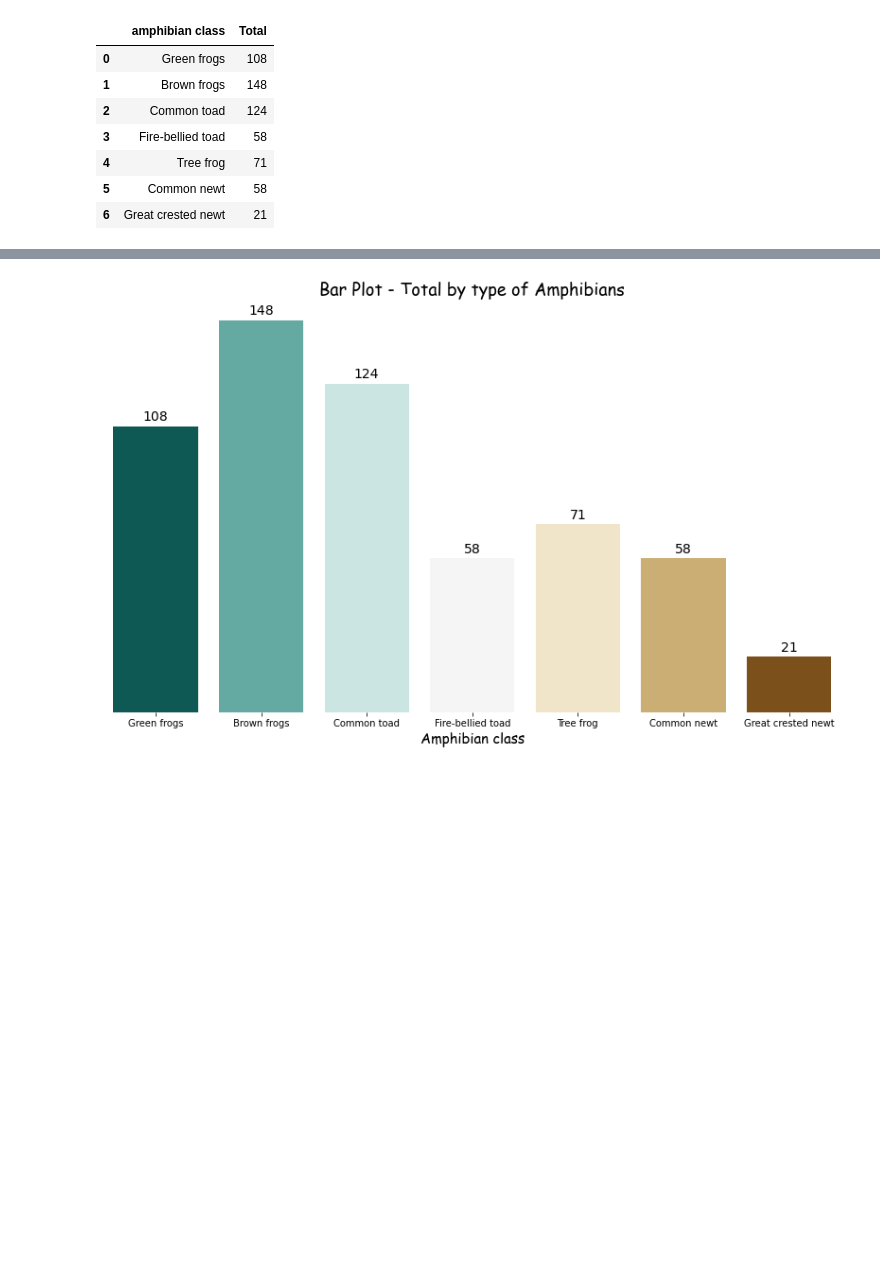
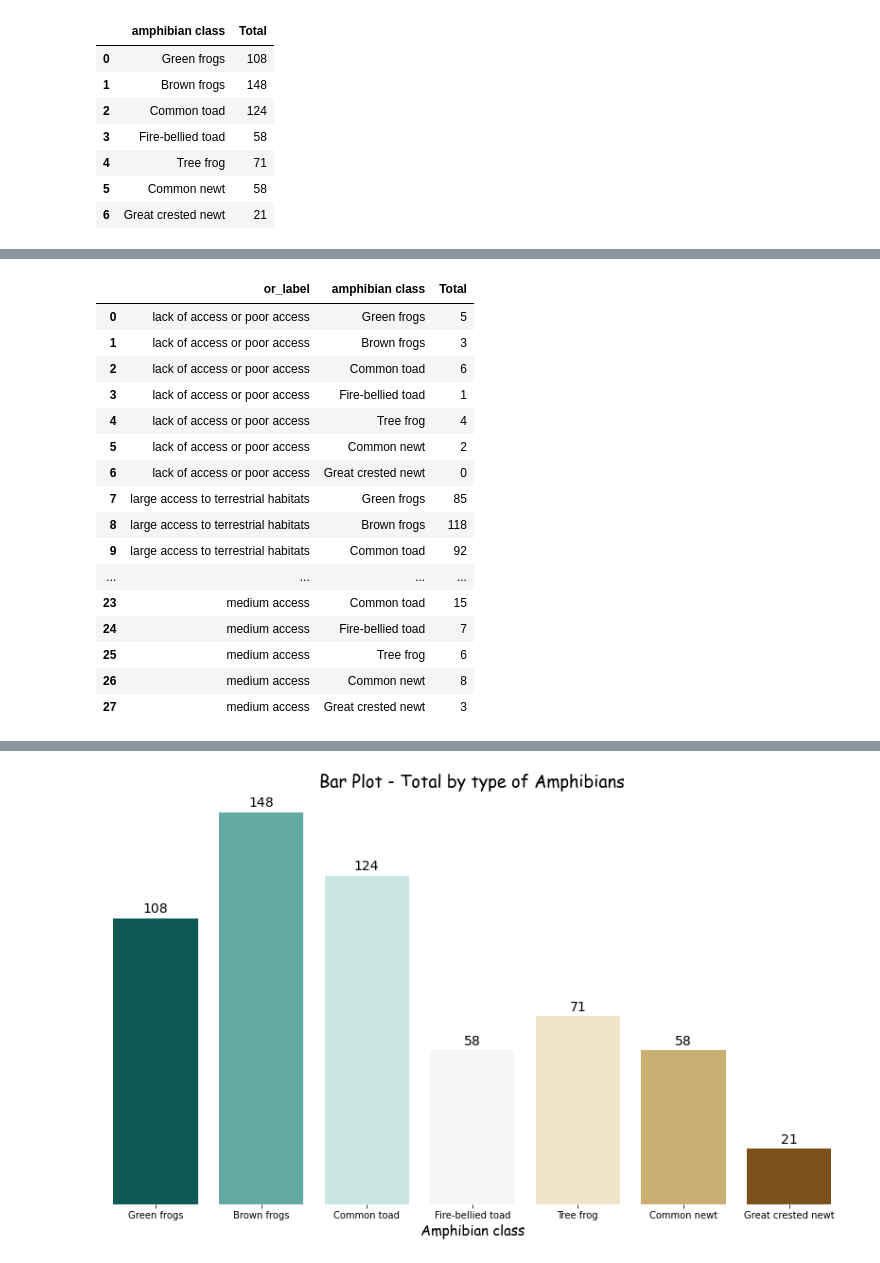
Before and after one commit to Renata-Thomazelli/amphibians, a Jupyter notebook: amphibians-Copy1.ipynb, the cells around one changed output, grey strips where cells are left out. Drawn from its saved outputs; the diff is of its cells as text; code cells hidden in the pictures; blank space fills up the shorter version.

```diff
--- a/amphibians-Copy1.ipynb
+++ b/amphibians-Copy1.ipynb
@@ -218,3 +218,19 @@ array(['1', '2', '3', '6', '5', '7', '4', '9', '10', '12'], dtype=object)
 df_tranf_heads.OR.unique()
 # %% [output]
 array(['50', '75', '25', '99', '100', '80'], dtype=object)
+# %%
+#defining a function to create a conditional new column
+def percentage_edges_reservoir(row):
+    or_label = {"lack of access or poor access":["25"], 'low access':["50"],'medium access':["75"],'large access to terrestrial habitats':["100","80","99"]}
+    key_list = list(or_label.keys())
+    val_list = list(or_label.values())
+    for percentage in or_label.values():
+        for p in percentage:
+            if p == row['OR']:
+                indice =val_list.index(percentage)
+                #print(indice,meses)
+                #print(key_list[indice])
+                return key_list[indice]
+# %%
+df_or_label =df_tranf_heads.assign(or_label = df_tranf_heads.apply(percentage_edges_reservoir,axis=1))
+df_or_label
@@ -284,0 +332,28 @@ amphibians_chart
+# %%
+df_or_label_grouped = (
+    df_or_label_grouped
+    .stack() #Here we have a serie with multindex
+    .rename_axis(['or_label', 'amphibian class'])
+
+    .reset_index(name='Total')
+
+)
+df_or_label_grouped
+# %% [output]
+|  | or_label | amphibian class | Total |
+| 0 | lack of access or poor access | Green frogs | 5 |
+| 1 | lack of access or poor access | Brown frogs | 3 |
+| 2 | lack of access or poor access | Common toad | 6 |
+| 3 | lack of access or poor access | Fire-bellied toad | 1 |
+| 4 | lack of access or poor access | Tree frog | 4 |
+| 5 | lack of access or poor access | Common newt | 2 |
+| 6 | lack of access or poor access | Great crested newt | 0 |
+| 7 | large access to terrestrial habitats | Green frogs | 85 |
+| 8 | large access to terrestrial habitats | Brown frogs | 118 |
+| 9 | large access to terrestrial habitats | Common toad | 92 |
+| ... | ... | ... | ... |
+| 23 | medium access | Common toad | 15 |
+| 24 | medium access | Fire-bellied toad | 7 |
+| 25 | medium access | Tree frog | 6 |
+| 26 | medium access | Common newt | 8 |
+| 27 | medium access | Great crested newt | 3 |
```
Also changed, not shown: parts of 13 cells of this notebook, 4 other files.
